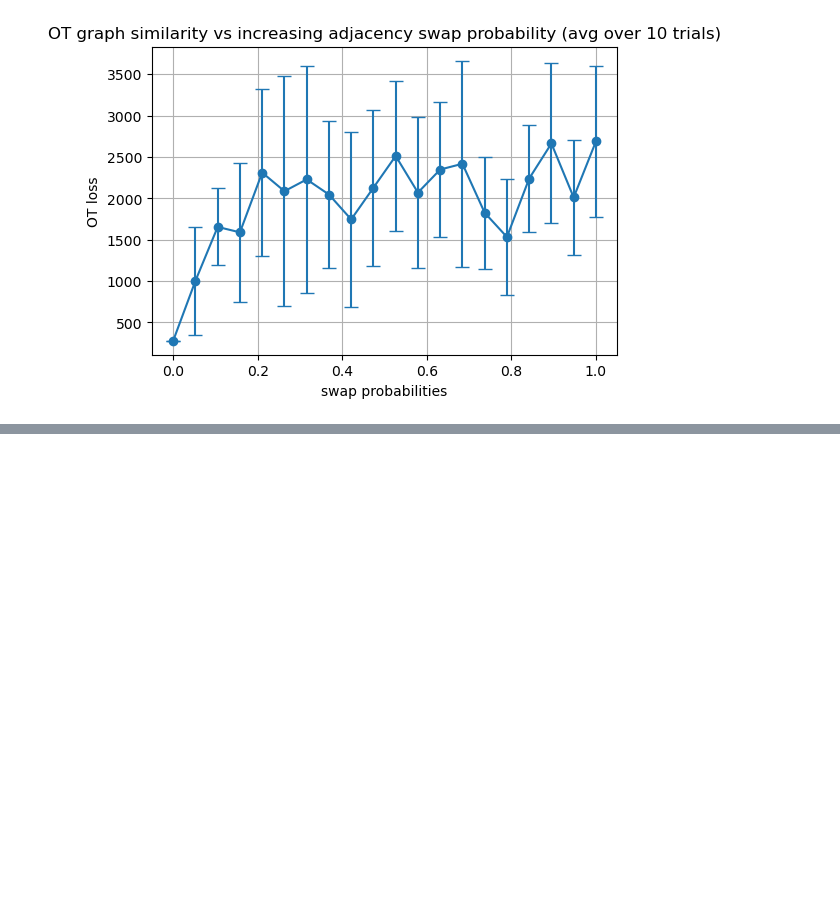
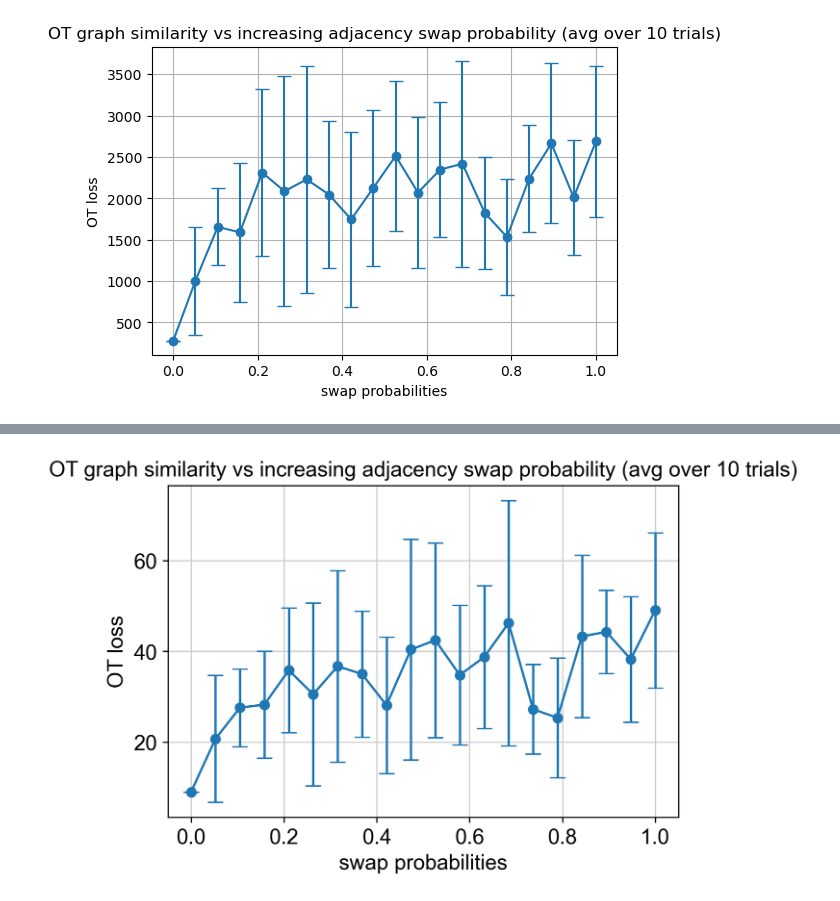
Before and after one commit to AbhiSundaram01/TraVeLer, a Jupyter notebook: sw_.ipynb, the cells around one changed output, grey strips where cells are left out. Drawn from its saved outputs; the diff is of its cells as text; code cells hidden in the pictures; blank space fills up the shorter version.

```diff
--- a/sw_.ipynb
+++ b/sw_.ipynb
@@ -686,0 +818,70 @@ Swap prob: 1.0
+# %%
+
+# --- Set seeds for reproducibility ---
+torch.manual_seed(42)
+np.random.seed(42)
+
+# --- Parameters ---
+n = 1000        # number of nodes
+d = 1000        # node features
+swap_probs = np.linspace(0, 1, 20)  # noise scale for x
+num_trials = 10   # number of repetitions per noise level
+
+# --- Create adjacency matrix (vectorized) ---
+adj = (torch.rand(n, n) < 0.1).float()
+adj.fill_diagonal_(0)  # no self-loops
+
+# --- Original node features ---
+y = torch.randn(n, d, dtype=torch.float32)
+
+# --- Initialize model ---
+model = DirectedDiffPool(num_features=d, max_nodes=n)
+
+# --- Coarsen original y ---
+y_out, adj_out = model(y, adj)
+y_embeddings = model.compute_node_embeddings(y, adj, full_hierarchy=True)
+P_y = model.cluster_matrix(y, adj)
+
+
+# --- Compute OT losses for x datasets with increasing noise ---
+loss_means = []
+loss_stds = []
+
+for p in swap_probs:
+    trial_losses = []
+    print(f"Swap prob: {p}")
+    for _ in range(num_trials):
+        x = y
+
+        # Mask of entries to resample
+        mask = (torch.rand_like(adj) < p)
+
+        # Resample: generate new values for mask positions
+        new_values = torch.rand_like(adj)
+
+        # Apply resampling
+        adj_resampled = adj.clone()
+        adj_resampled[mask] = new_values[mask]
+        # Coarsen x
+        x_out, adj_out = model(x, adj_resampled)
+        x_embeddings = model.compute_node_embeddings(x, adj_resampled, full_hierarchy=True)
+        P_x = model.cluster_matrix(x, adj_resampled)
+
+        # Compute OT loss between coarsened x and original coarsened y
+        # loss = OT_loss(y_embeddings, x_out, P_y)
+        loss = chamfer_loss(y_embeddings, x_out)
+        trial_losses.append(loss.item())
+
+    # Aggregate
+    loss_means.append(np.mean(trial_losses))
+    loss_stds.append(np.std(trial_losses))
+
+# --- Plot ---
+plt.figure(figsize=(6,4))
+plt.errorbar(swap_probs, loss_means, yerr=loss_stds, marker='o', capsize=5)
+plt.xlabel("swap probabilities")
+plt.ylabel("OT loss")
+plt.title(f"OT graph similarity vs increasing adjacency swap probability (avg over {num_trials} trials)")
+plt.grid(True)
+plt.show()
+# %% [output]
@@ -686,0 +908 @@ Swap prob: 1.0
+[figure, added]
```
Also changed, not shown: parts of 17 cells of this notebook, 14 other files.
